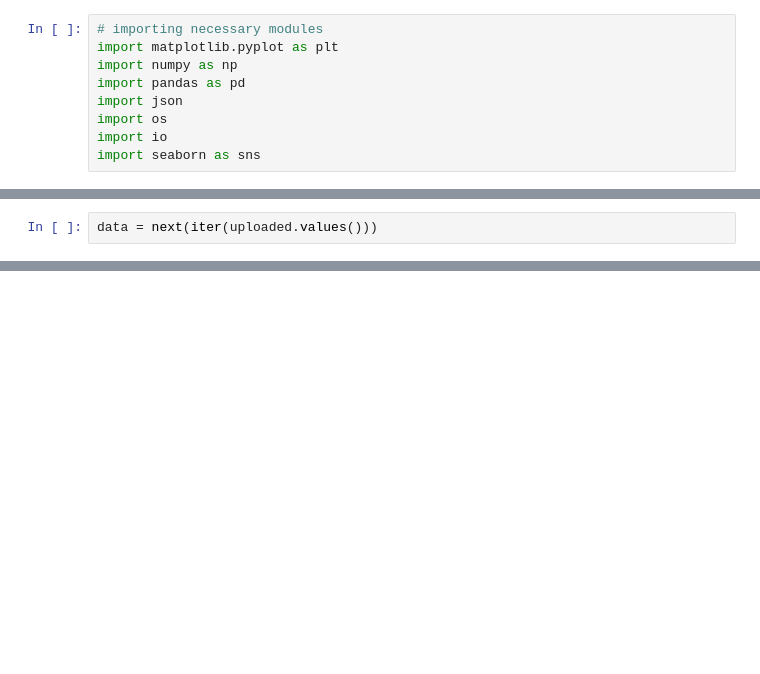
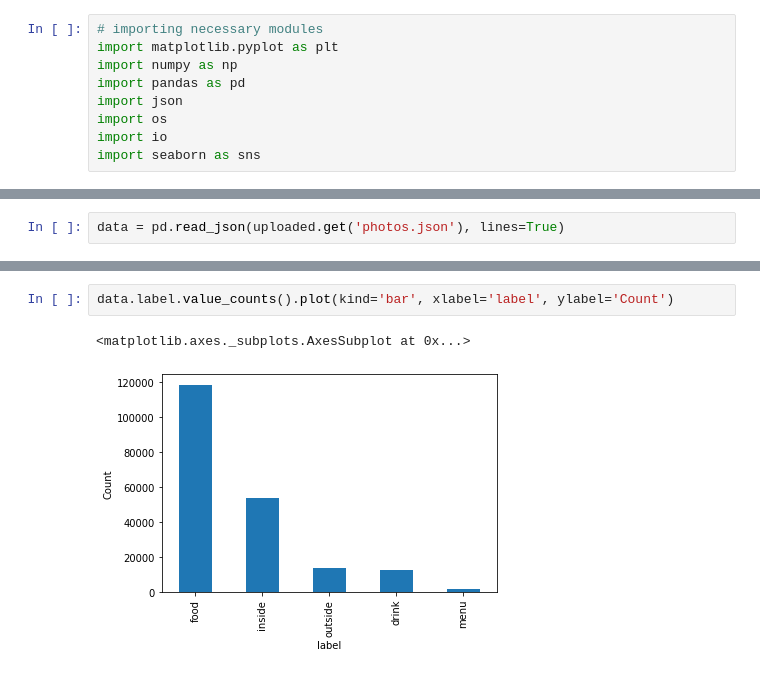
Before and after one commit to sathwikkes/Yelp-Image-Classification, a Jupyter notebook: data_wrangling.ipynb, the cells around one changed output, grey strips where cells are left out. Cells and saved outputs as stored; diff of their text form; blank space fills up the shorter version.

```diff
--- a/data_wrangling.ipynb
+++ b/data_wrangling.ipynb
@@ -22,0 +53,2 @@ Saving photos.json to photos (3).json
+# %%
+data = pd.read_json(uploaded.get('photos.json'), lines=True)
@@ -31,2 +67,0 @@ ParserError: ignored
-# %%
-data = next(iter(uploaded.values()))
@@ -61,0 +94,5 @@ FileNotFoundError: ignored
+# %%
+data.label.value_counts().plot(kind='bar', xlabel='label', ylabel='Count')
+# %% [output]
+<matplotlib.axes._subplots.AxesSubplot at 0x...>
+[figure, added]
```
Also changed, not shown: parts of 24 cells of this notebook.
